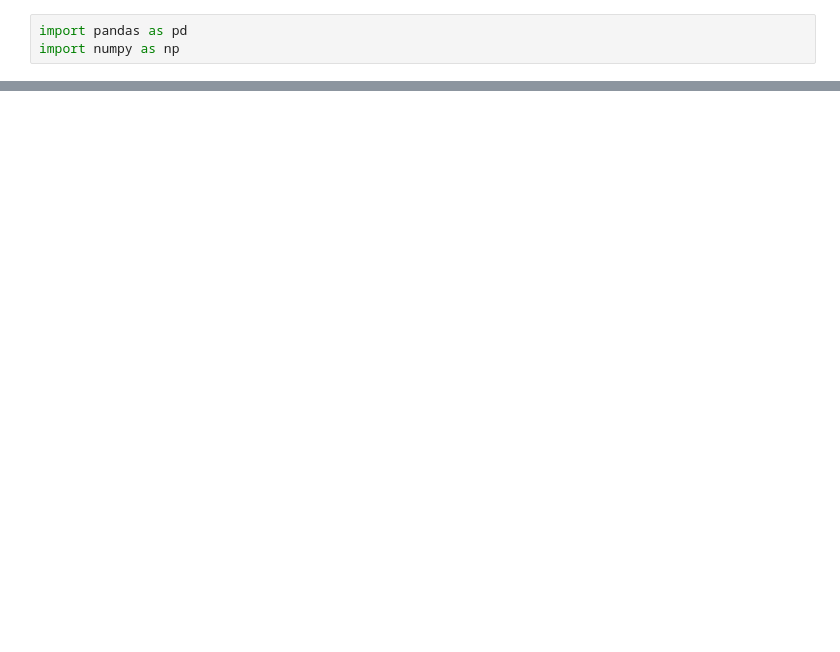
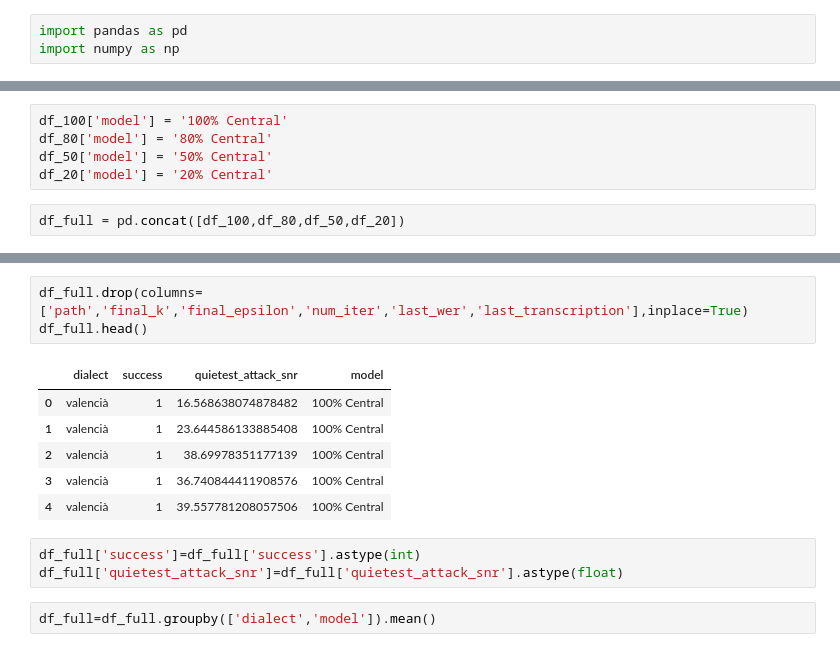
Before and after one commit to zhopto3/DialAttack, a Jupyter notebook: data_analysis/attack_analysis.ipynb, the cells around one changed output, grey strips where cells are left out. Saved outputs shown, nothing was run; the diff lists cells and outputs as text; blank space fills up the shorter version.

```diff
--- a/data_analysis/attack_analysis.ipynb
+++ b/data_analysis/attack_analysis.ipynb
@@ -52,0 +166,7 @@ balear: 36.41259736399821
+# %%
+df_100['model'] = '100% Central'
+df_80['model'] = '80% Central'
+df_50['model'] = '50% Central'
+df_20['model'] = '20% Central'
+# %%
+df_full = pd.concat([df_100,df_80,df_50,df_20])
@@ -52,0 +182,15 @@ balear: 36.41259736399821
+# %%
+df_full.drop(columns=['path','final_k','final_epsilon','num_iter','last_wer','last_transcription'],inplace=True)
+df_full.head()
+# %% [output]
+|  | dialect | success | quietest_attack_snr | model |
+| 0 | valencià | 1 | 16.568638074878482 | 100% Central |
+| 1 | valencià | 1 | 23.644586133885408 | 100% Central |
+| 2 | valencià | 1 | 38.69978351177139 | 100% Central |
+| 3 | valencià | 1 | 36.740844411908576 | 100% Central |
+| 4 | valencià | 1 | 39.557781208057506 | 100% Central |
+# %%
+df_full['success']=df_full['success'].astype(int)
+df_full['quietest_attack_snr']=df_full['quietest_attack_snr'].astype(float)
+# %%
+df_full=df_full.groupby(['dialect','model']).mean()
```
Also changed, not shown: parts of 25 cells of this notebook.
